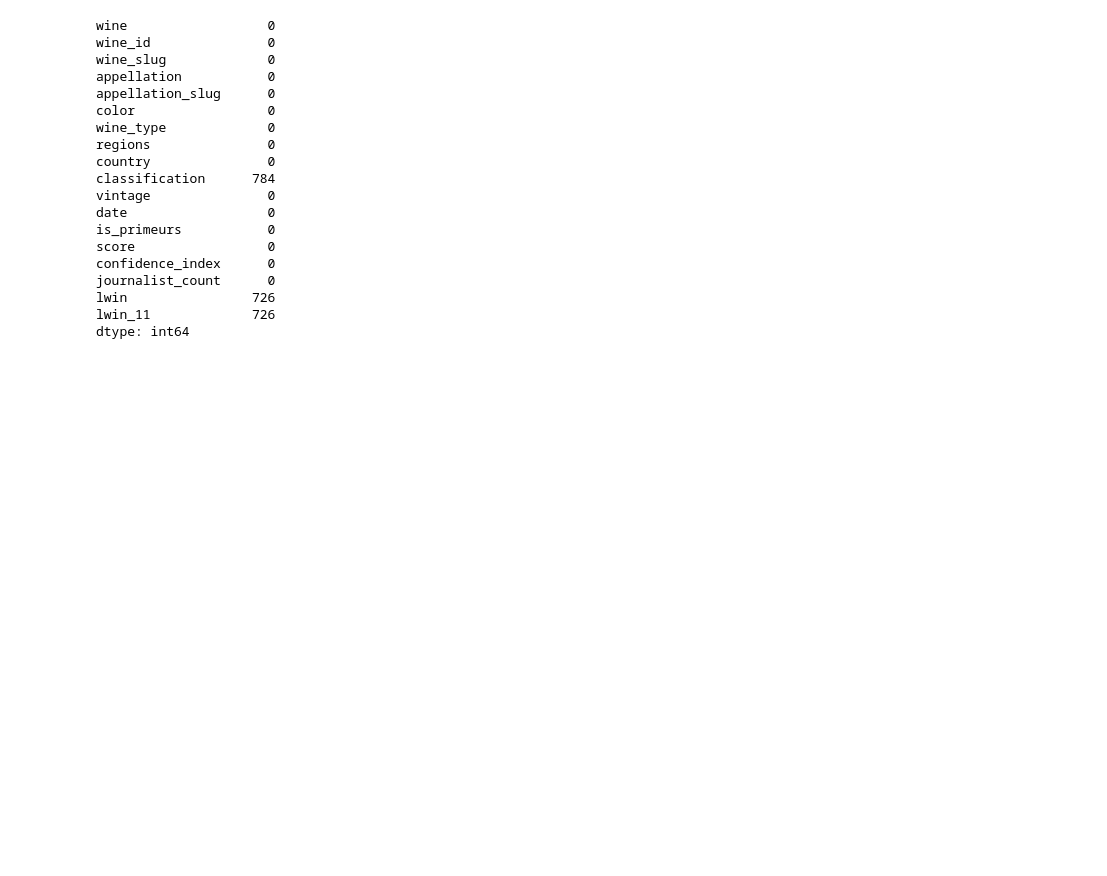
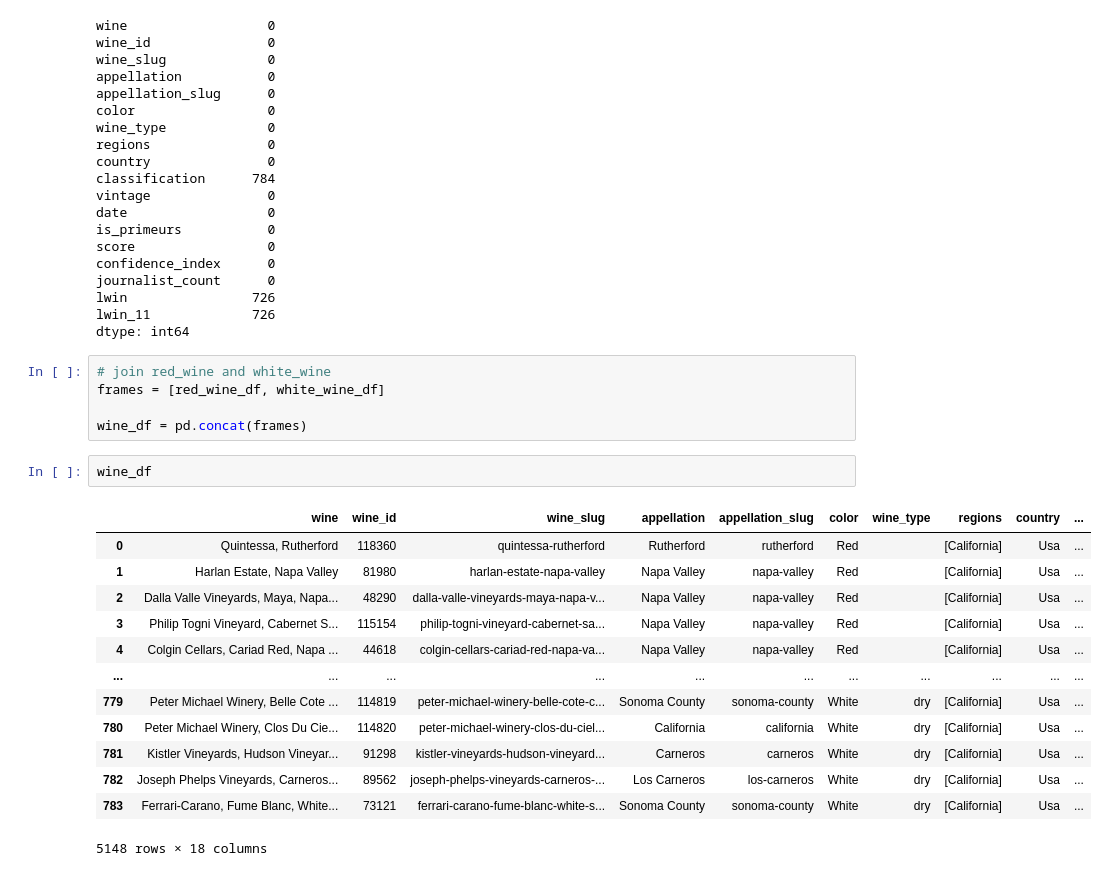
Before and after one commit to ndxn/Partners-in-Wine, a Jupyter notebook: WineGlobalApi.ipynb, the cells around one changed output. Drawn from its saved outputs; the diff is of its cells as text; blank space fills up the shorter version.

Commit message:
join red&white

```diff
--- a/WineGlobalApi.ipynb
+++ b/WineGlobalApi.ipynb
@@ -191,3 +191,24 @@ journalist_count      0
 lwin                726
 lwin_11             726
 dtype: int64
+# %%
+# join red_wine and white_wine
+frames = [red_wine_df, white_wine_df]
+
+wine_df = pd.concat(frames)
+# %%
+wine_df
+# %% [output]
+|  | wine | wine_id | wine_slug | appellation | appellation_slug | color | wine_type | regions | country | ... |
+| 0 | Quintessa, Rutherford | 118360 | quintessa-rutherford | Rutherford | rutherford | Red |  | [California] | Usa | ... |
+| 1 | Harlan Estate, Napa Valley | 81980 | harlan-estate-napa-valley | Napa Valley | napa-valley | Red |  | [California] | Usa | ... |
+| 2 | Dalla Valle Vineyards, Maya, Napa... | 48290 | dalla-valle-vineyards-maya-napa-v... | Napa Valley | napa-valley | Red |  | [California] | Usa | ... |
+| 3 | Philip Togni Vineyard, Cabernet S... | 115154 | philip-togni-vineyard-cabernet-sa... | Napa Valley | napa-valley | Red |  | [California] | Usa | ... |
+| 4 | Colgin Cellars, Cariad Red, Napa ... | 44618 | colgin-cellars-cariad-red-napa-va... | Napa Valley | napa-valley | Red |  | [California] | Usa | ... |
+| ... | ... | ... | ... | ... | ... | ... | ... | ... | ... | ... |
+| 779 | Peter Michael Winery, Belle Cote ... | 114819 | peter-michael-winery-belle-cote-c... | Sonoma County | sonoma-county | White | dry | [California] | Usa | ... |
+| 780 | Peter Michael Winery, Clos Du Cie... | 114820 | peter-michael-winery-clos-du-ciel... | California | california | White | dry | [California] | Usa | ... |
+| 781 | Kistler Vineyards, Hudson Vineyar... | 91298 | kistler-vineyards-hudson-vineyard... | Carneros | carneros | White | dry | [California] | Usa | ... |
+| 782 | Joseph Phelps Vineyards, Carneros... | 89562 | joseph-phelps-vineyards-carneros-... | Los Carneros | los-carneros | White | dry | [California] | Usa | ... |
+| 783 | Ferrari-Carano, Fume Blanc, White... | 73121 | ferrari-carano-fume-blanc-white-s... | Sonoma County | sonoma-county | White | dry | [California] | Usa | ... |
+5148 rows × 18 columns
```
